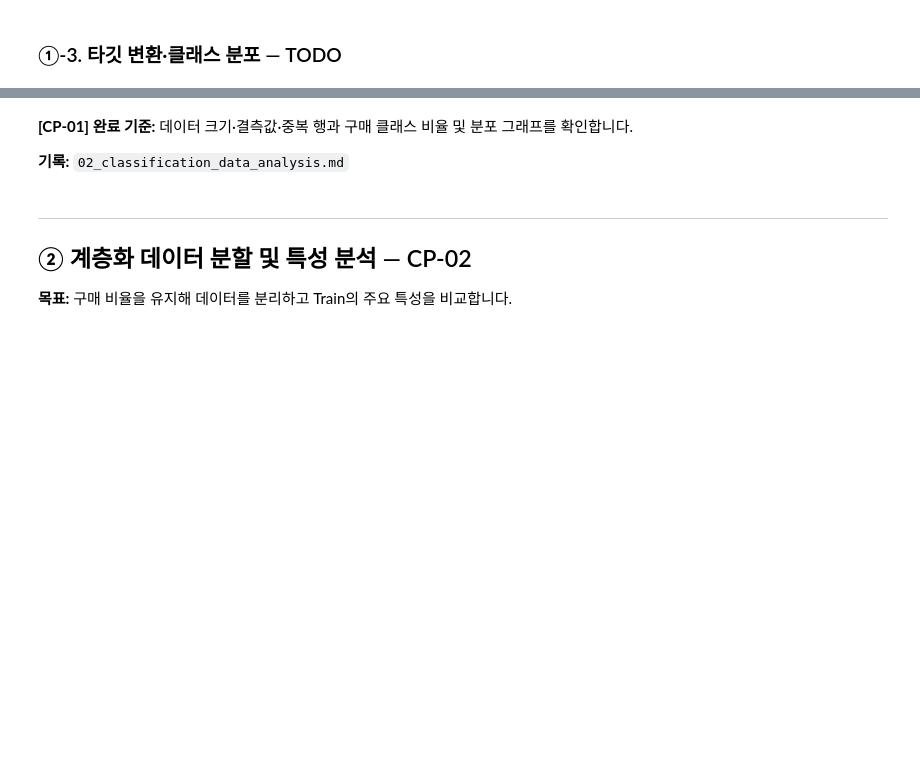
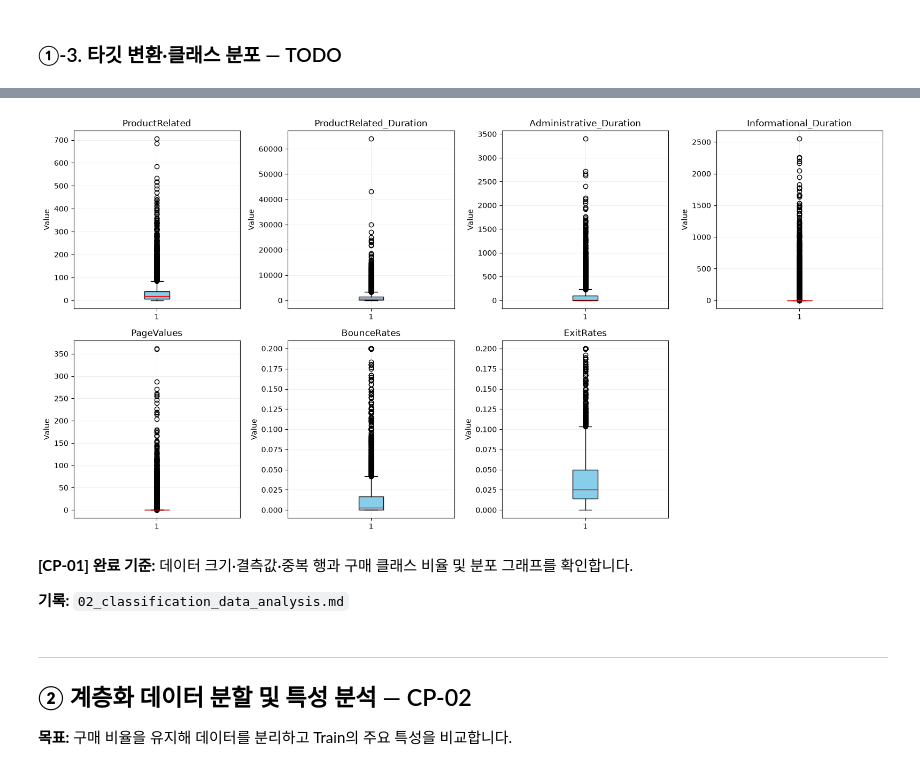
Before and after one commit to djdjwoqve-boop/ai-mini-projects, a Jupyter notebook: mini-project-01/code/02_classification_online_shopping.ipynb, the cells around one changed output, grey strips where cells are left out. Saved outputs shown, nothing was run; the diff lists cells and outputs as text; code cells hidden in the pictures; blank space fills up the shorter version.

```diff
--- a/mini-project-01/code/02_classification_online_shopping.ipynb
+++ b/mini-project-01/code/02_classification_online_shopping.ipynb
@@ -105,0 +202,12 @@ plt.show()
+# %%
+# 컬럼별 고유값 개수 확인
+print("===== 컬럼별 고유값 개수 =====")
+display(df.nunique().sort_values().to_frame("Unique_Count"))
+
+# 컬럼별 실제 고유값 확인
+print("\n===== 컬럼별 고유값 종류 =====")
+
+for col in df.columns:
+    print(f"\n[{col}]")
+    print("고유값 개수:", df[col].nunique())
+    print("고유값:", sorted(df[col].dropna().unique().tolist()))
@@ -106,3 +389,33 @@ plt.show()
+# %%
+# Boxplot 시각화
+fig, axes = plt.subplots(
+    2, 4,
+    figsize=(16, 8)
+)
+
+axes = axes.flatten()
+
+for ax, col in zip(axes, outlier_cols):
+
+    ax.boxplot(
+        df[col].dropna(),
+        patch_artist=True,
+        boxprops=dict(facecolor="skyblue"),
+        medianprops=dict(color="red")
+    )
+
+    ax.set_title(col)
+    ax.set_ylabel("Value")
+    ax.grid(alpha=0.2)
+
+# 남는 그래프 영역 제거
+for ax in axes[len(outlier_cols):]:
+    ax.remove()
+
+plt.tight_layout()
+plt.show()
+# %% [output]
+[figure, added]
 # %% [markdown]
 **[CP-01] 완료 기준:** 데이터 크기·결측값·중복 행과 구매 클래스 비율 및 분포 그래프를 확인합니다.
 
```
Also changed, not shown: parts of 8 cells of this notebook.
